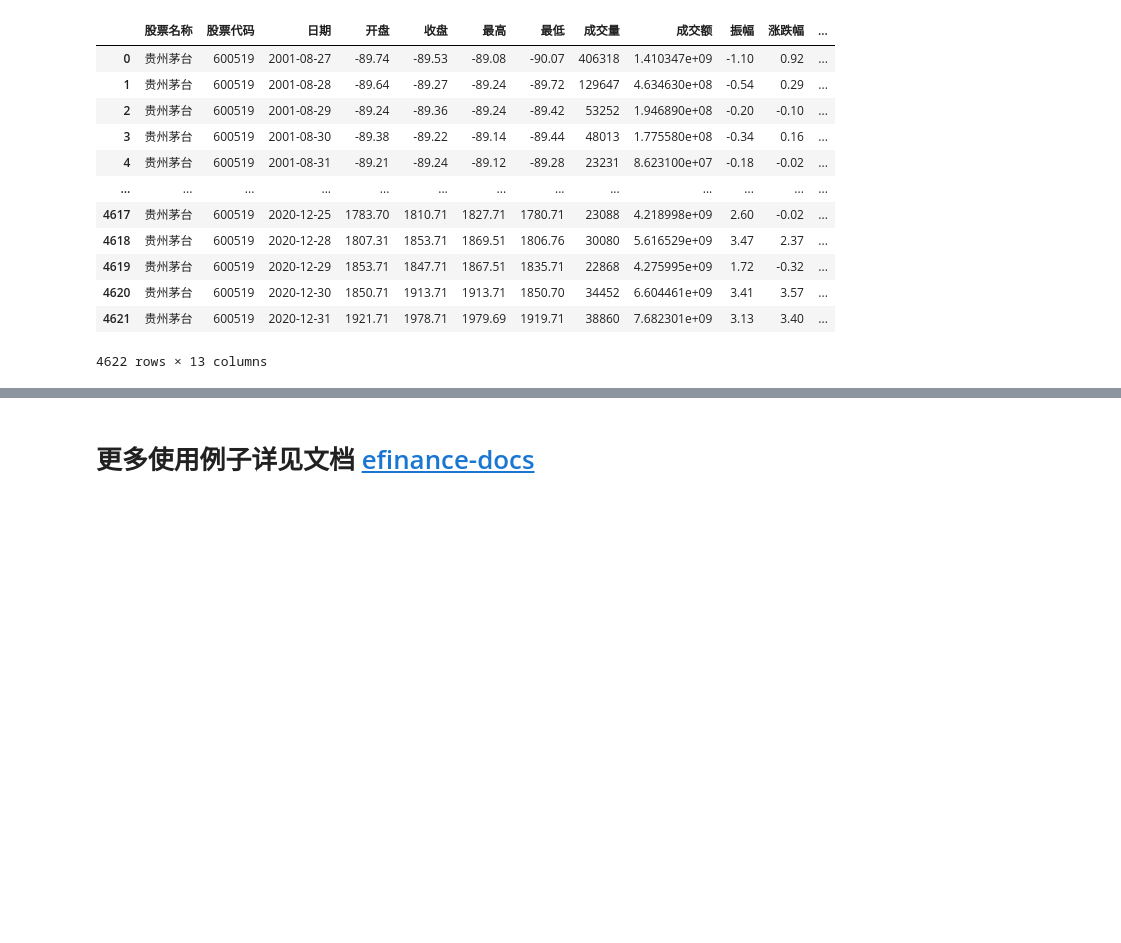
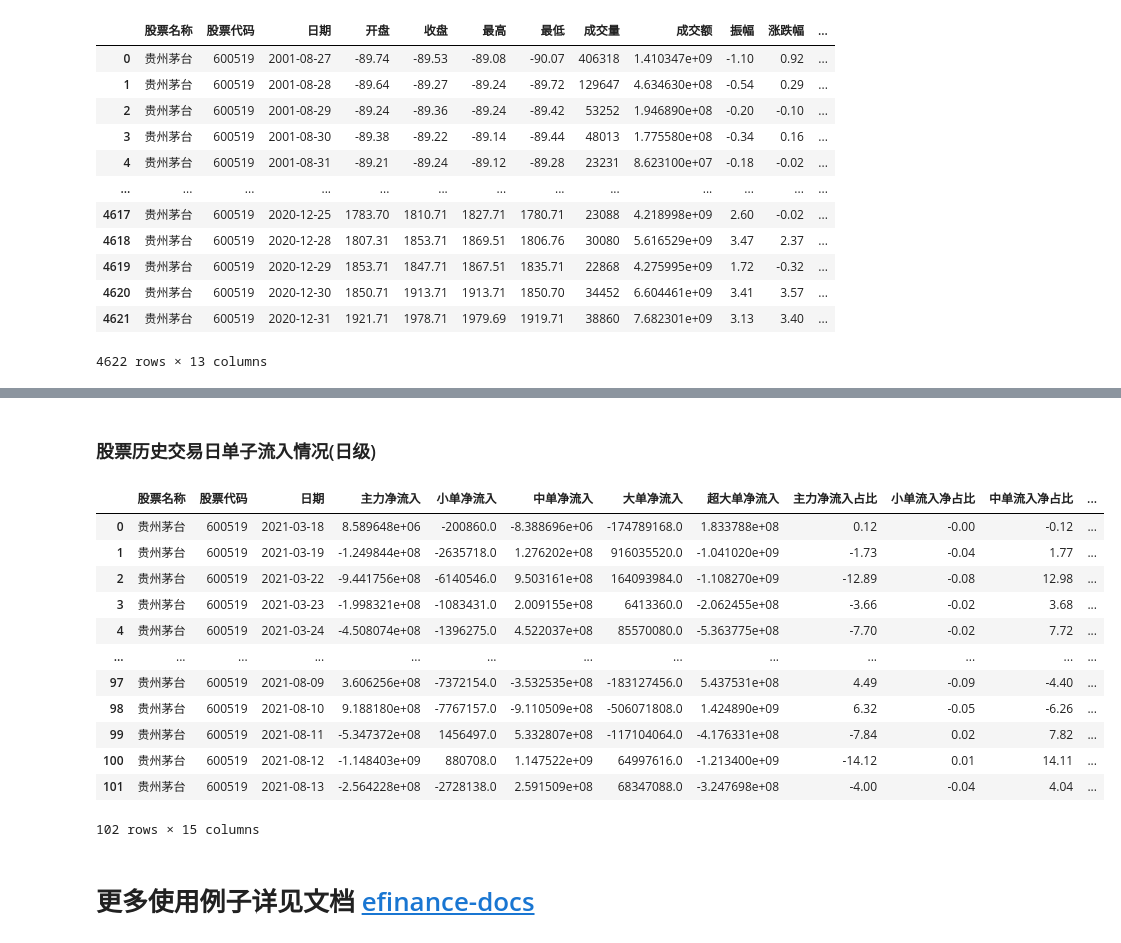
Before and after one commit to Micro-sheep/efinance, a Jupyter notebook: examples/stock.ipynb, the cells around one changed output, grey strips where cells are left out. Drawn from its saved outputs; the diff is of its cells as text; code cells hidden in the pictures; blank space fills up the shorter version.

```diff
--- a/examples/stock.ipynb
+++ b/examples/stock.ipynb
@@ -111,2 +168,21 @@ df_items[stock_codes[0]] # 查看第一支股票的的 k 线数据
+# %% [markdown]
+### 股票历史交易日单子流入情况(日级)
+# %%
+import efinance as ef
+ef.stock.get_history_bill('600519')
+# %% [output]
+|  | 股票名称 | 股票代码 | 日期 | 主力净流入 | 小单净流入 | 中单净流入 | 大单净流入 | 超大单净流入 | 主力净流入占比 | 小单流入净占比 | 中单流入净占比 | ... |
+| 0 | 贵州茅台 | 600519 | 2021-03-18 | 8.589648e+06 | -200860.0 | -8.388696e+06 | -174789168.0 | 1.833788e+08 | 0.12 | -0.00 | -0.12 | ... |
+| 1 | 贵州茅台 | 600519 | 2021-03-19 | -1.249844e+08 | -2635718.0 | 1.276202e+08 | 916035520.0 | -1.041020e+09 | -1.73 | -0.04 | 1.77 | ... |
+| 2 | 贵州茅台 | 600519 | 2021-03-22 | -9.441756e+08 | -6140546.0 | 9.503161e+08 | 164093984.0 | -1.108270e+09 | -12.89 | -0.08 | 12.98 | ... |
+| 3 | 贵州茅台 | 600519 | 2021-03-23 | -1.998321e+08 | -1083431.0 | 2.009155e+08 | 6413360.0 | -2.062455e+08 | -3.66 | -0.02 | 3.68 | ... |
+| 4 | 贵州茅台 | 600519 | 2021-03-24 | -4.508074e+08 | -1396275.0 | 4.522037e+08 | 85570080.0 | -5.363775e+08 | -7.70 | -0.02 | 7.72 | ... |
+| ... | ... | ... | ... | ... | ... | ... | ... | ... | ... | ... | ... | ... |
+| 97 | 贵州茅台 | 600519 | 2021-08-09 | 3.606256e+08 | -7372154.0 | -3.532535e+08 | -183127456.0 | 5.437531e+08 | 4.49 | -0.09 | -4.40 | ... |
+| 98 | 贵州茅台 | 600519 | 2021-08-10 | 9.188180e+08 | -7767157.0 | -9.110509e+08 | -506071808.0 | 1.424890e+09 | 6.32 | -0.05 | -6.26 | ... |
+| 99 | 贵州茅台 | 600519 | 2021-08-11 | -5.347372e+08 | 1456497.0 | 5.332807e+08 | -117104064.0 | -4.176331e+08 | -7.84 | 0.02 | 7.82 | ... |
+| 100 | 贵州茅台 | 600519 | 2021-08-12 | -1.148403e+09 | 880708.0 | 1.147522e+09 | 64997616.0 | -1.213400e+09 | -14.12 | 0.01 | 14.11 | ... |
+| 101 | 贵州茅台 | 600519 | 2021-08-13 | -2.564228e+08 | -2728138.0 | 2.591509e+08 | 68347088.0 | -3.247698e+08 | -4.00 | -0.04 | 4.04 | ... |
+102 rows × 15 columns
 # %% [markdown]
 # 更多使用例子详见文档 [efinance-docs](https://efinance.readthedocs.io/)
```
Also changed, not shown: parts of 9 cells of this notebook, 17 other files.
